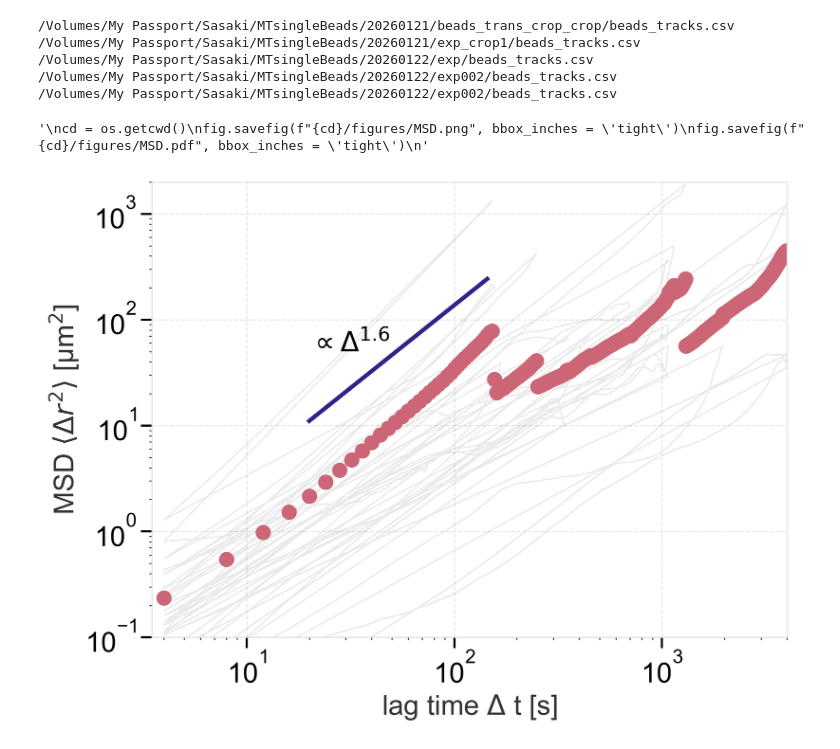
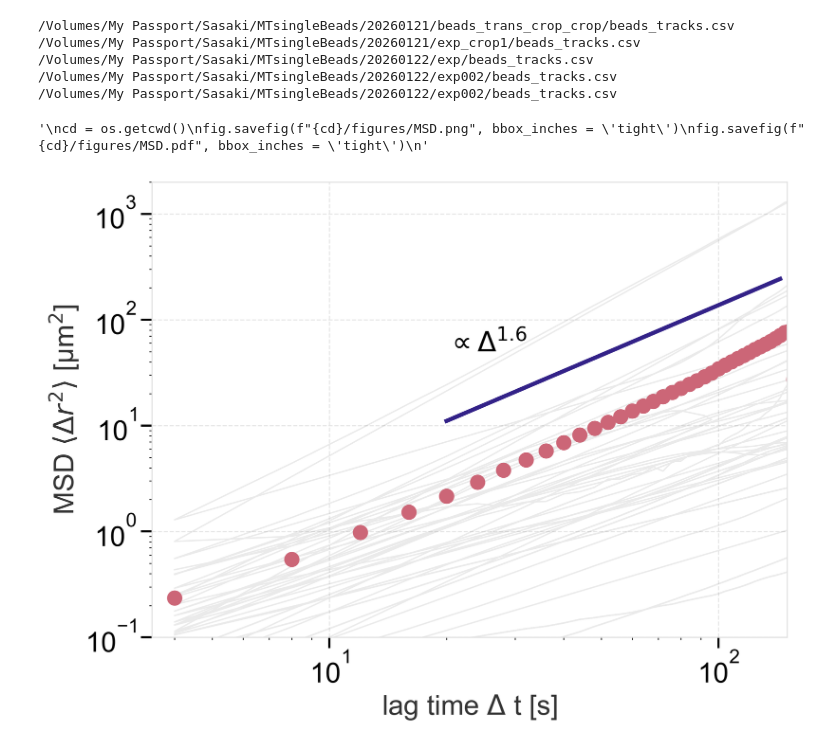
Before and after one commit to wppppupr/MTCargo_analysis, a Jupyter notebook: notebooks/nematicMSD.ipynb, the cells around one changed output. Cells and saved outputs as stored; diff of their text form; code cells hidden in the pictures.

```diff
--- a/notebooks/nematicMSD.ipynb
+++ b/notebooks/nematicMSD.ipynb
@@ -67,32 +67,32 @@ ax.plot(emsd_combined.index, emsd_combined['MSD'], linestyle = 'None', marker='o
 """ax.fill_between(emsd_combined.index,
                 emsd_combined['MSD'] - emsd_err_combined,
                 emsd_combined['MSD'] + emsd_err_combined,
                 alpha=0.2)
 """
 
 xrange = [min_t, max_t]
 
 ax.plot(xrange, fm.power_law(xrange, *popt) * 5, label = f'{popt[1]:.2f}$\\times\\Delta t^{{{popt[0]:.2f}}}$')
 ax.text(20, 5e1, f'$\propto \Delta ^{{{popt[0]:.1f}}}$')
 
 ax.set(
-    xlim=(3.5e-0, 4000),
+    xlim=(3.5e-0, 150),
     ylim=(1e-1, 2e3),
     xscale='log',
     yscale='log',
     xlabel='lag time $\Delta$ t [s]',
     ylabel='MSD $\\langle \\Delta r^2 \\rangle$ [\u03bcm$^2$]'
     )
 """
 cd = os.getcwd()
 fig.savefig(f"{cd}/figures/MSD.png", bbox_inches = 'tight')
 fig.savefig(f"{cd}/figures/MSD.pdf", bbox_inches = 'tight')
 """
 # %% [output]
 /Volumes/My Passport/Sasaki/MTsingleBeads/20260121/beads_trans_crop_crop/beads_tracks.csv
 /Volumes/My Passport/Sasaki/MTsingleBeads/20260121/exp_crop1/beads_tracks.csv
 /Volumes/My Passport/Sasaki/MTsingleBeads/20260122/exp/beads_tracks.csv
 /Volumes/My Passport/Sasaki/MTsingleBeads/20260122/exp002/beads_tracks.csv
 /Volumes/My Passport/Sasaki/MTsingleBeads/20260122/exp002/beads_tracks.csv
 '\ncd = os.getcwd()\nfig.savefig(f"{cd}/figures/MSD.png", bbox_inches = \'tight\')\nfig.savefig(f"{cd}/figures/MSD.pdf", bbox_inches = \'tight\')\n'
-[figure, old version]
+[figure, new version]
```
Also changed, not shown: 1 other file.
